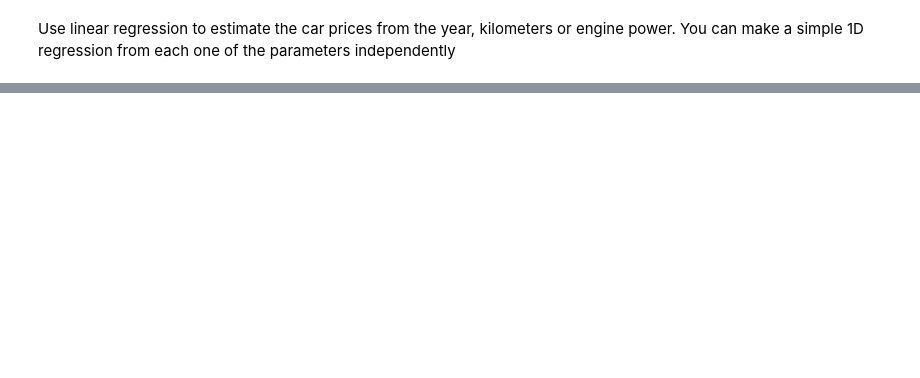
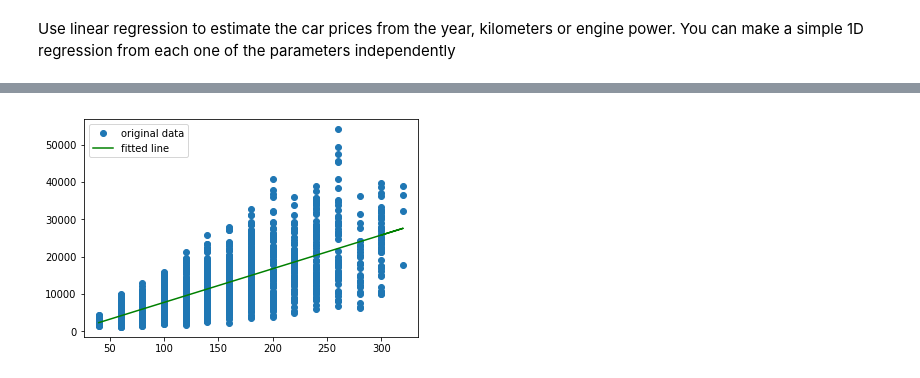
Before and after one commit to FilippoD99/MLlab, a Jupyter notebook: Lab 0 Intro to Python-20261020/Lab 0 assignment.ipynb, the cells around one changed output, grey strips where cells are left out. Cells and saved outputs as stored; diff of their text form; code cells hidden in the pictures; blank space fills up the shorter version.

```diff
--- a/Lab 0 Intro to Python-20261020/Lab 0 assignment.ipynb
+++ b/Lab 0 Intro to Python-20261020/Lab 0 assignment.ipynb
@@ -51,2 +126,11 @@ You can make a simple 1D regression from each one of the parameters independentl
+# %%
+# Plot the data and the lines representing the output of the linregress and least square algorithms
+plt.plot(powers, prices, 'o', label='original data')
+plt.plot(powers, q2 + m2*powers, 'g', label='fitted line')
+#plt.plot(kms, q3 + m3*kms, 'y', label='fitted line')
+plt.legend()
+plt.show()
+# %% [output]
+[figure, added]
 # %%
 # Plot the data and the lines representing the output of the linregress and least square algorithms
```
Also changed, not shown: parts of 11 cells of this notebook, 1 other file.
